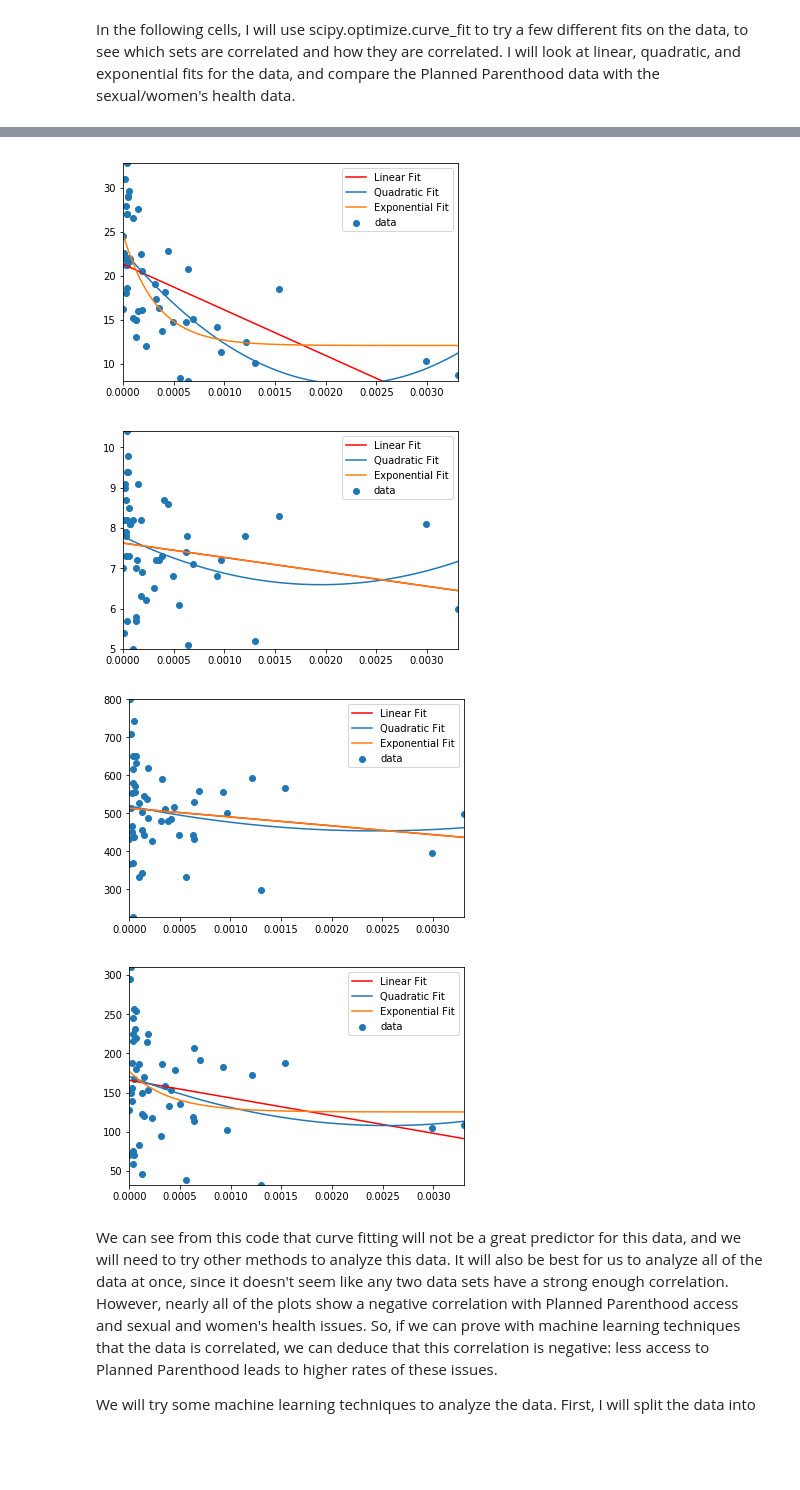
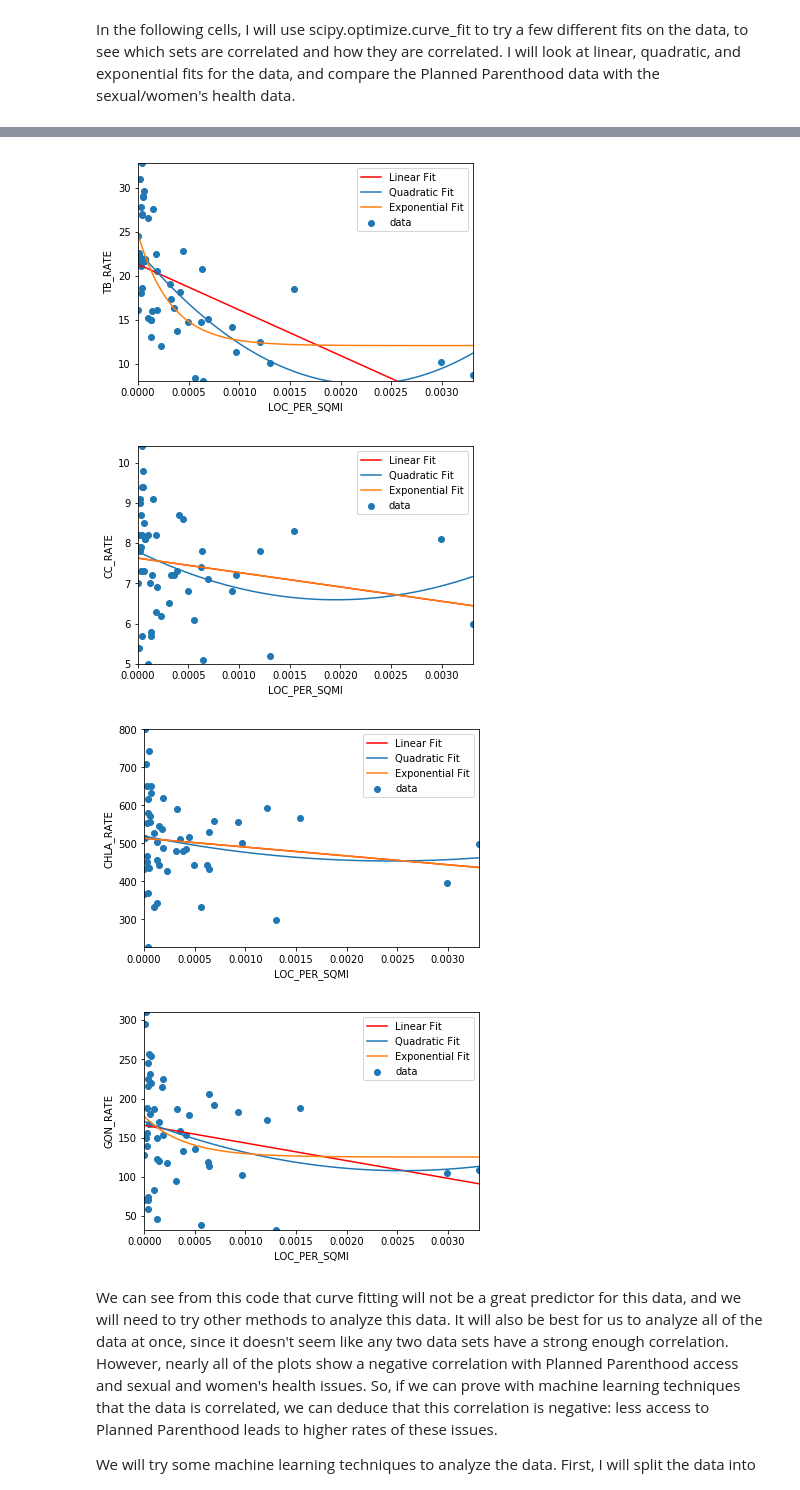
Before and after one commit to brannemm/cmse202-honorsop, a Jupyter notebook: Brann Honors Option.ipynb, the cells around one changed output, grey strips where cells are left out. Cells and saved outputs as stored; diff of their text form; code cells hidden in the pictures; blank space fills up the shorter version.

```diff
--- a/Brann Honors Option.ipynb
+++ b/Brann Honors Option.ipynb
@@ -112,9 +112,11 @@ Visually, it appears that there is probably some correlation between availabilit
 In the following cells, I will use scipy.optimize.curve_fit to try a few different fits on the data, to see which sets are correlated and how they are correlated. I will look at linear, quadratic, and exponential fits for the data, and compare the Planned Parenthood data with the sexual/women's health data.
 # %%
 from scipy.optimize import curve_fit
-# store the data in dictionaries so we can grab it quickly in a loop
+# store the data and labels in dictionaries so we can grab it quickly in a loop
 pp_dict = {0 : data['NUM_LOC'], 1 : data['LOC_PER_POP'], 2 : data['LOC_PER_SQMI']}
 rates_dict = {0 : data['TB_RATE'], 1 : data['CC_RATE'], 2 : data['CHLA_RATE'], 3 : data['GON_RATE']}
+pp_labels = {0 : 'NUM_LOC', 1 : 'LOC_PER_POP', 2 : 'LOC_PER_SQMI'}
+rates_labels = {0 : 'TB_RATE', 1 : 'CC_RATE', 2 : 'CHLA_RATE', 3 : 'GON_RATE'}
 # %%
 # define the functions
 def lin(x, a, b):
@@ -131,7 +133,7 @@ def exp(x, a, b, c):
 data_codes = []
 lin_popt = []
 quad_popt = []
-exp_popt
+exp_popt = []
 
 error_codes = []
 
@@ -177,6 +179,8 @@ for i in range(len(data_codes)):
     plt.plot(pp_dict_np[x], lin(pp_dict_np[x], *lin_popt[i]), 'r-', label='Linear Fit')
     plt.plot(pp_dict_np[x], quad(pp_dict_np[x], *quad_popt[i]), label='Quadratic Fit')
     plt.plot(pp_dict_np[x], exp(pp_dict_np[x], *exp_popt[i]), label='Exponential Fit')
+    plt.xlabel(pp_labels[x])
+    plt.ylabel(rates_labels[y])
     plt.xlim(min(pp_dict[x])-.000001, max(pp_dict[x]))
     plt.ylim(min(rates_dict[y]), max(rates_dict[y]))
     plt.legend()
@@ -191,7 +195,7 @@ for i in range(len(data_codes)):
-[figure, old version]
+[figure, new version]
-[figure, old version]
+[figure, new version]
-[figure, old version]
+[figure, new version]
-[figure, old version]
+[figure, new version]
 # %% [markdown]
 We can see from this code that curve fitting will not be a great predictor for this data, and we will need to try other methods to analyze this data. It will also be best for us to analyze all of the data at once, since it doesn't seem like any two data sets have a strong enough correlation. However, nearly all of the plots show a negative correlation with Planned Parenthood access and sexual and women's health issues. So, if we can prove with machine learning techniques that the data is correlated, we can deduce that this correlation is negative: less access to Planned Parenthood leads to higher rates of these issues.
 
```
Also changed, not shown: parts of 4 cells of this notebook, 1 other file.
